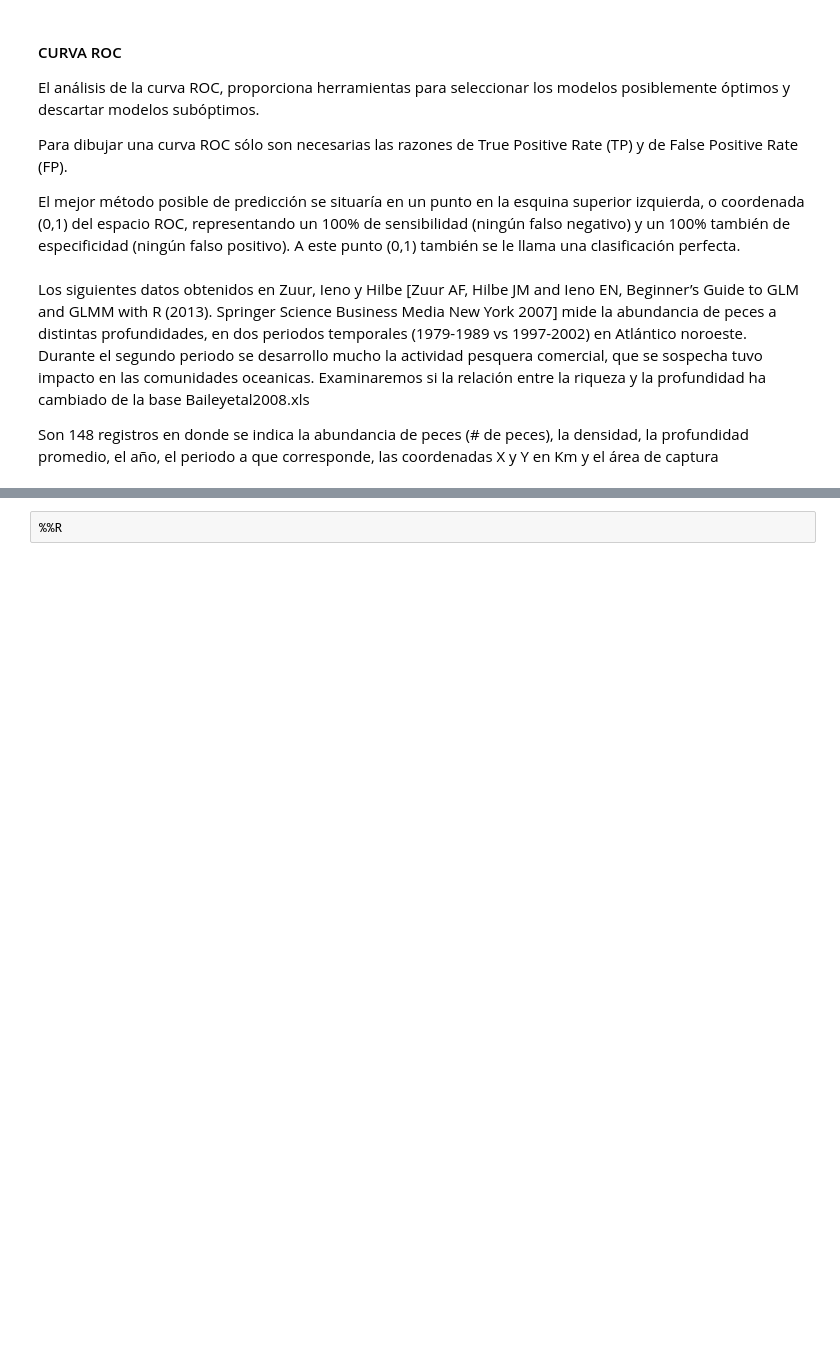
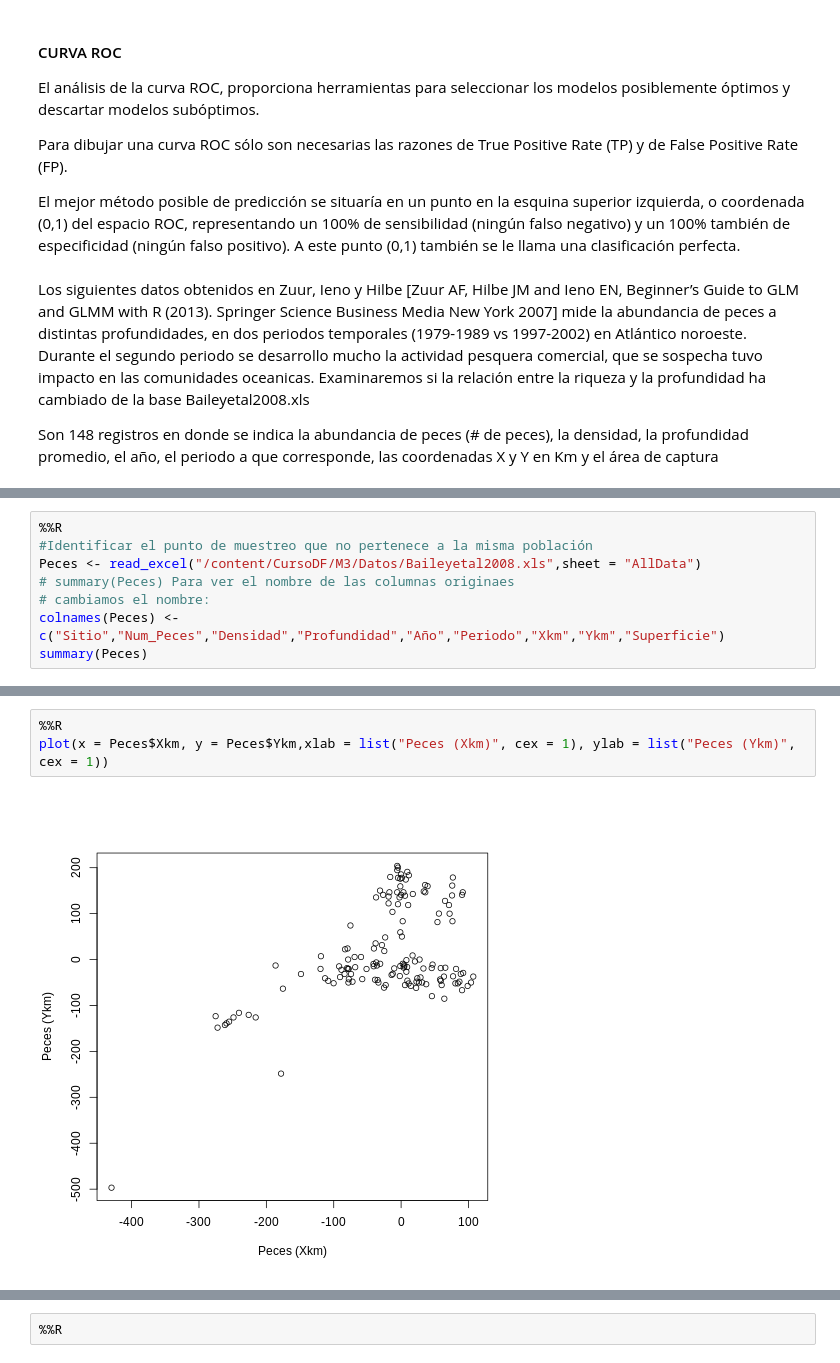
Before and after one commit to edgaryair1024/RtoLearn, a Jupyter notebook: M3/Módulo3.ipynb, the cells around one changed output, grey strips where cells are left out. Drawn from its saved outputs; the diff is of its cells as text; blank space fills up the shorter version.

```diff
--- a/M3/Módulo3.ipynb
+++ b/M3/Módulo3.ipynb
@@ -318,0 +341,8 @@ Son 148 registros en donde se indica la abundancia de peces (# de peces), la den
+# %%
+%%R
+#Identificar el punto de muestreo que no pertenece a la misma población
+Peces <- read_excel("/content/CursoDF/M3/Datos/Baileyetal2008.xls",sheet = "AllData")
+# summary(Peces) Para ver el nombre de las columnas originaes
+# cambiamos el nombre:
+colnames(Peces) <- c("Sitio","Num_Peces","Densidad","Profundidad","Año","Periodo","Xkm","Ykm","Superficie")
+summary(Peces)
@@ -318,0 +385,5 @@ Son 148 registros en donde se indica la abundancia de peces (# de peces), la den
+# %%
+%%R
+plot(x = Peces$Xkm, y = Peces$Ykm,xlab = list("Peces (Xkm)", cex = 1), ylab = list("Peces (Ykm)", cex = 1))
+# %% [output]
+[figure, added]
```
Also changed, not shown: parts of 82 cells of this notebook.
